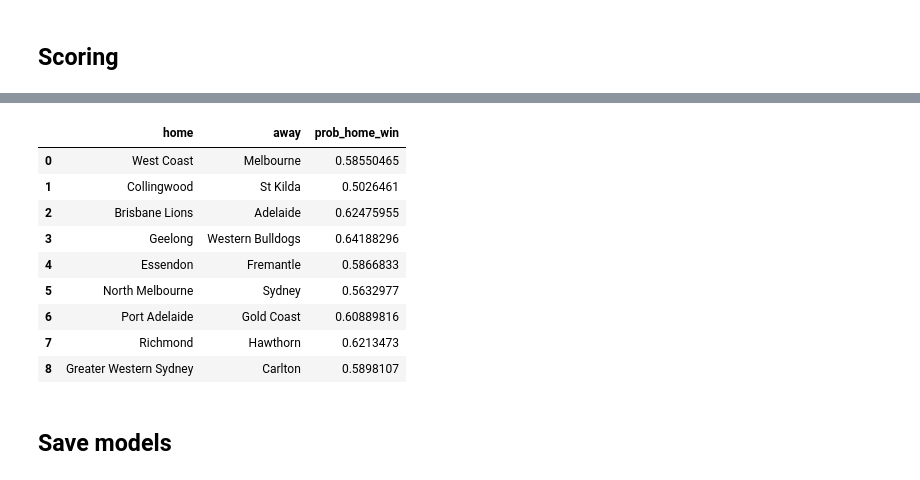
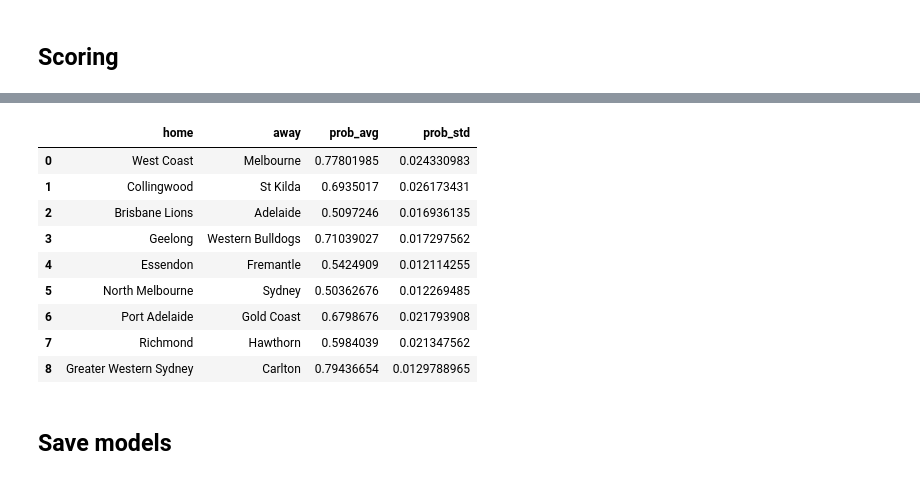
Before and after one commit to toddniven/AFL-Monash-comp, a Jupyter notebook: AFL historical model.ipynb, the cells around one changed output, grey strips where cells are left out. Saved outputs shown, nothing was run; the diff lists cells and outputs as text; code cells hidden in the pictures.

```diff
--- a/AFL historical model.ipynb
+++ b/AFL historical model.ipynb
@@ -240,0 +148,5 @@ Season score 2016 : 40.73722189610318 Accuracy: 0.7157360406091371
+# %%
+from sklearn.metrics import make_scorer
+def afl_loss(y_true,y_pred):
+    return -np.sum(1+np.log2(y_true*y_pred + (1-y_true)*(1-y_pred)))
+scorer = make_scorer(afl_loss, greater_is_better=False, needs_proba=True)
@@ -309,6 +302,9 @@ scrape_round(98)
 # %%
+from data_prep.web_scraping import Scrape
+
 games = []
-for i in range(98,107):
-    games.append(scrape_round(i))
+start = 98
+for i in range(start,start+9):
+    games.append(Scrape(mapping, proxyDict).scrape_game(i))
 games
 # %% [output]
@@ -341,0 +323,3 @@ for i in games:
+# %%
+from data_prep.scoring import Scoring
+scoring = Scoring(mapping, proxyDict).score_data(games)
@@ -342,3 +330,3 @@ for i in games:
 # %%
-scoring_enr = feature_eng.Features().div_cols(scoring)
-scoring_enr
+from data_prep.feature_eng import Features
+scoring_enr = Features().div_cols(scoring)
@@ -363,14 +333,14 @@ array([[ 9.00000000e+00,  7.45000000e+01,  2.14209510e+01,
 # %%
-arr = np.c_[ games, averagingModels(scoring_enr,best_models) ]
-pd.DataFrame(arr,columns=['home','away','prob_home_win'])
+arr = np.c_[ games, averagingModels(scoring_enr,best_models), stDevModels(scoring_enr,best_models) ]
+pd.DataFrame(arr,columns=['home','away','prob_avg', 'prob_std'])
 # %% [output]
-|  | home | away | prob_home_win |
-| 0 | West Coast | Melbourne | 0.58550465 |
-| 1 | Collingwood | St Kilda | 0.5026461 |
-| 2 | Brisbane Lions | Adelaide | 0.62475955 |
-| 3 | Geelong | Western Bulldogs | 0.64188296 |
-| 4 | Essendon | Fremantle | 0.5866833 |
-| 5 | North Melbourne | Sydney | 0.5632977 |
-| 6 | Port Adelaide | Gold Coast | 0.60889816 |
-| 7 | Richmond | Hawthorn | 0.6213473 |
-| 8 | Greater Western Sydney | Carlton | 0.5898107 |
+|  | home | away | prob_avg | prob_std |
+| 0 | West Coast | Melbourne | 0.77801985 | 0.024330983 |
+| 1 | Collingwood | St Kilda | 0.6935017 | 0.026173431 |
+| 2 | Brisbane Lions | Adelaide | 0.5097246 | 0.016936135 |
+| 3 | Geelong | Western Bulldogs | 0.71039027 | 0.017297562 |
+| 4 | Essendon | Fremantle | 0.5424909 | 0.012114255 |
+| 5 | North Melbourne | Sydney | 0.50362676 | 0.012269485 |
+| 6 | Port Adelaide | Gold Coast | 0.6798676 | 0.021793908 |
+| 7 | Richmond | Hawthorn | 0.5984039 | 0.021347562 |
+| 8 | Greater Western Sydney | Carlton | 0.79436654 | 0.0129788965 |
```
Also changed, not shown: parts of 17 cells of this notebook.
